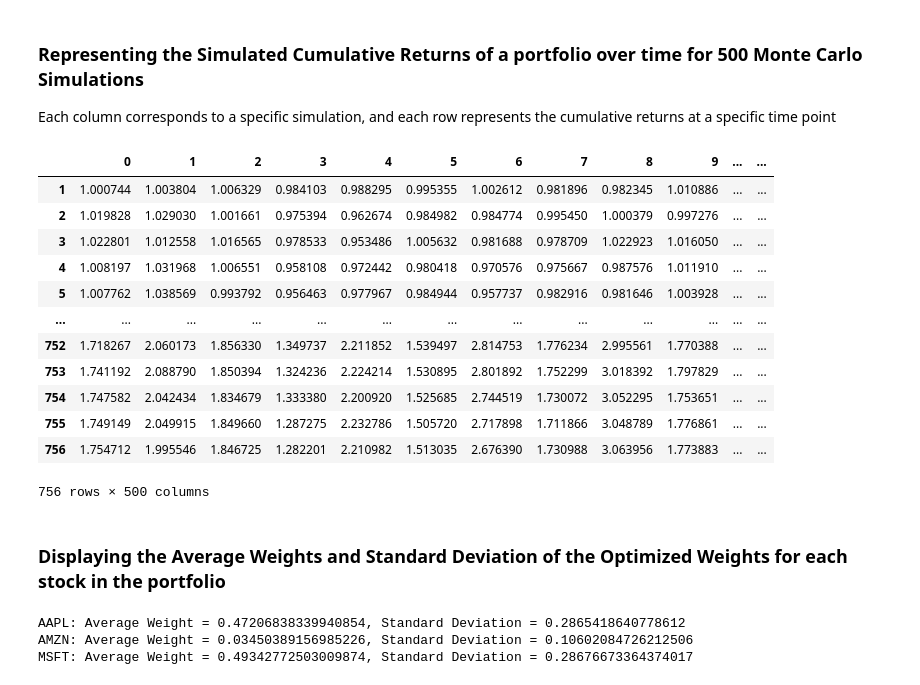
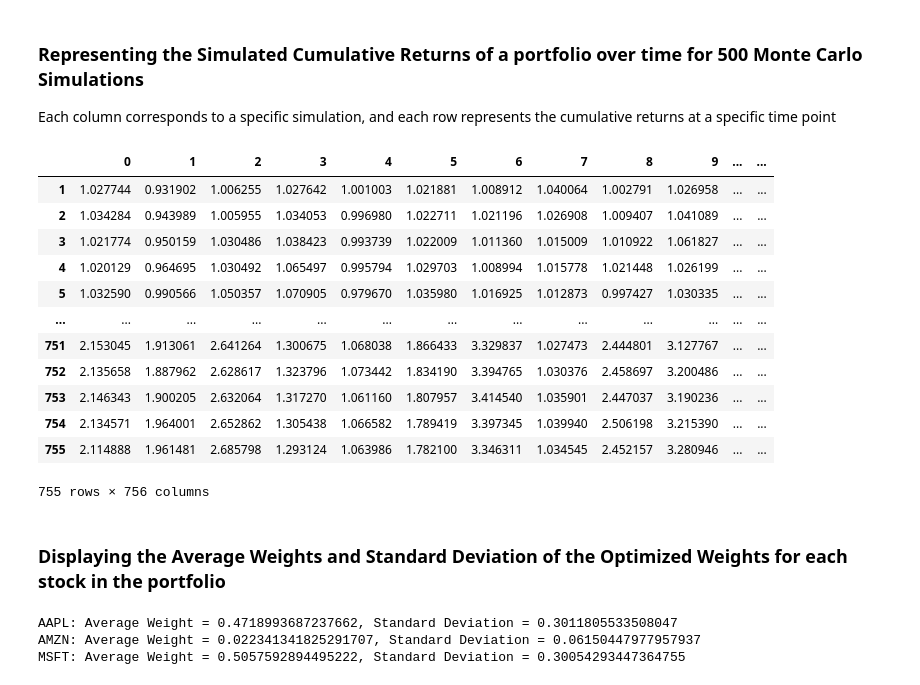
Before and after one commit to dahmadi/Capstone1, a Jupyter notebook: Portfolio.ipynb, the cells around one changed output. Saved outputs shown, nothing was run; the diff lists cells and outputs as text; code cells hidden in the pictures.

```diff
--- a/Portfolio.ipynb
+++ b/Portfolio.ipynb
@@ -226,7 +227,7 @@ Last Day's Closing Price for SPY:
 ## Part 2 - Monte Carlo Simulations
 # %%
 # Calculate the total number of simulations based on the specified number of years and trading days per year
-num_simulations = num_years * 252
+num_sims = (num_years * 252)
 
 # Initialize DataFrames to store Monte Carlo simulation results
 monte_carlo_results = pd.DataFrame()
@@ -252,17 +253,18 @@ def negative_sharpe_ratio(weights):
 def check_allocation_sum(weights):
     return np.sum(weights) - 1
 
+simulated_prices_spy_list = [spy_last_day_closing_price] + [0] * (num_sims - 1)
+
 # Monte Carlo simulation loop
-for simulation_index in range(num_simulations):
+for simulation_index in range(num_sims):
     # Simulate prices for each trading day
     simulated_prices_dict = {
-        stock: [last_day_closing_prices[stock]] * num_simulations for stock in stock_tickers
-    }
-    simulated_prices_spy_list = [spy_last_day_closing_price] * num_simulations
+        stock: [last_day_closing_prices[stock]] + [0] * (num_sims - 1) for stock in stock_tickers
+        }
 
-    for day_index in range(1, num_simulations):
+    for day_index in range(1, num_sims):
         for stock in stock_tickers:
-            # Simulate stock prices using a normal distribution based on historical mean and standard deviation
+        # Simulate stock prices using a normal distribution based on historical mean and standard deviation
             simulated_price = simulated_prices_dict[stock][day_index - 1] * (
                 1 + np.random.normal(mean[stock], std_devs[stock])
             )
@@ -344,21 +346,21 @@ for simulation_index in range(num_simulations):
 
 Each column corresponds to a specific simulation, and each row represents the cumulative returns at a specific time point
 # %%
-monte_carlo
+monte_carlo_results
 # %% [output]
 |  | 0 | 1 | 2 | 3 | 4 | 5 | 6 | 7 | 8 | 9 | ... | ... |
-| 1 | 1.000744 | 1.003804 | 1.006329 | 0.984103 | 0.988295 | 0.995355 | 1.002612 | 0.981896 | 0.982345 | 1.010886 | ... | ... |
-| 2 | 1.019828 | 1.029030 | 1.001661 | 0.975394 | 0.962674 | 0.984982 | 0.984774 | 0.995450 | 1.000379 | 0.997276 | ... | ... |
-| 3 | 1.022801 | 1.012558 | 1.016565 | 0.978533 | 0.953486 | 1.005632 | 0.981688 | 0.978709 | 1.022923 | 1.016050 | ... | ... |
-| 4 | 1.008197 | 1.031968 | 1.006551 | 0.958108 | 0.972442 | 0.980418 | 0.970576 | 0.975667 | 0.987576 | 1.011910 | ... | ... |
-| 5 | 1.007762 | 1.038569 | 0.993792 | 0.956463 | 0.977967 | 0.984944 | 0.957737 | 0.982916 | 0.981646 | 1.003928 | ... | ... |
+| 1 | 1.027744 | 0.931902 | 1.006255 | 1.027642 | 1.001003 | 1.021881 | 1.008912 | 1.040064 | 1.002791 | 1.026958 | ... | ... |
+| 2 | 1.034284 | 0.943989 | 1.005955 | 1.034053 | 0.996980 | 1.022711 | 1.021196 | 1.026908 | 1.009407 | 1.041089 | ... | ... |
+| 3 | 1.021774 | 0.950159 | 1.030486 | 1.038423 | 0.993739 | 1.022009 | 1.011360 | 1.015009 | 1.010922 | 1.061827 | ... | ... |
+| 4 | 1.020129 | 0.964695 | 1.030492 | 1.065497 | 0.995794 | 1.029703 | 1.008994 | 1.015778 | 1.021448 | 1.026199 | ... | ... |
+| 5 | 1.032590 | 0.990566 | 1.050357 | 1.070905 | 0.979670 | 1.035980 | 1.016925 | 1.012873 | 0.997427 | 1.030335 | ... | ... |
 | ... | ... | ... | ... | ... | ... | ... | ... | ... | ... | ... | ... | ... |
-| 752 | 1.718267 | 2.060173 | 1.856330 | 1.349737 | 2.211852 | 1.539497 | 2.814753 | 1.776234 | 2.995561 | 1.770388 | ... | ... |
-| 753 | 1.741192 | 2.088790 | 1.850394 | 1.324236 | 2.224214 | 1.530895 | 2.801892 | 1.752299 | 3.018392 | 1.797829 | ... | ... |
-| 754 | 1.747582 | 2.042434 | 1.834679 | 1.333380 | 2.200920 | 1.525685 | 2.744519 | 1.730072 | 3.052295 | 1.753651 | ... | ... |
-| 755 | 1.749149 | 2.049915 | 1.849660 | 1.287275 | 2.232786 | 1.505720 | 2.717898 | 1.711866 | 3.048789 | 1.776861 | ... | ... |
-| 756 | 1.754712 | 1.995546 | 1.846725 | 1.282201 | 2.210982 | 1.513035 | 2.676390 | 1.730988 | 3.063956 | 1.773883 | ... | ... |
+| 751 | 2.153045 | 1.913061 | 2.641264 | 1.300675 | 1.068038 | 1.866433 | 3.329837 | 1.027473 | 2.444801 | 3.127767 | ... | ... |
+| 752 | 2.135658 | 1.887962 | 2.628617 | 1.323796 | 1.073442 | 1.834190 | 3.394765 | 1.030376 | 2.458697 | 3.200486 | ... | ... |
+| 753 | 2.146343 | 1.900205 | 2.632064 | 1.317270 | 1.061160 | 1.807957 | 3.414540 | 1.035901 | 2.447037 | 3.190236 | ... | ... |
+| 754 | 2.134571 | 1.964001 | 2.652862 | 1.305438 | 1.066582 | 1.789419 | 3.397345 | 1.039940 | 2.506198 | 3.215390 | ... | ... |
+| 755 | 2.114888 | 1.961481 | 2.685798 | 1.293124 | 1.063986 | 1.782100 | 3.346311 | 1.034545 | 2.452157 | 3.280946 | ... | ... |
-756 rows × 500 columns
+755 rows × 756 columns
 # %%
 #commenting out because the output is long (500 sims)
 #mc_opt_weights
@@ -393,16 +408,16 @@ mc_uniform_portfolio_daily_returns = pd.concat(mc_uniform_portfolio_daily_return
 ### Displaying the Average Weights and Standard Deviation of the Optimized Weights for each stock in the portfolio
 # %%
 # Calculate average weights and standard deviation
-average_weights_optimized = np.mean(mc_opt_weights, axis=0)
-std_dev_weights_optimized = np.std(mc_opt_weights, axis=0)
+average_weights_optimized = np.mean(optimal_weights_list, axis=0)
+std_dev_weights_optimized = np.std(optimal_weights_list, axis=0)
 
 # Display results
 for i in range(len(stock_tickers)):
     print(f"{stock_tickers[i]}: Average Weight = {average_weights_optimized[i]}, Standard Deviation = {std_dev_weights_optimized[i]}")
 # %% [output]
-AAPL: Average Weight = 0.47206838339940854, Standard Deviation = 0.2865418640778612
-AMZN: Average Weight = 0.03450389156985226, Standard Deviation = 0.10602084726212506
-MSFT: Average Weight = 0.49342772503009874, Standard Deviation = 0.28676673364374017
+AAPL: Average Weight = 0.4718993687237662, Standard Deviation = 0.3011805533508047
+AMZN: Average Weight = 0.022341341825291707, Standard Deviation = 0.06150447977957937
+MSFT: Average Weight = 0.5057592894495222, Standard Deviation = 0.30054293447364755
 # %%
 monte_carlo_avg_optimized.dropna(inplace=True)
 monte_carlo_avg_optimized
```
Also changed, not shown: parts of 9 cells of this notebook.
